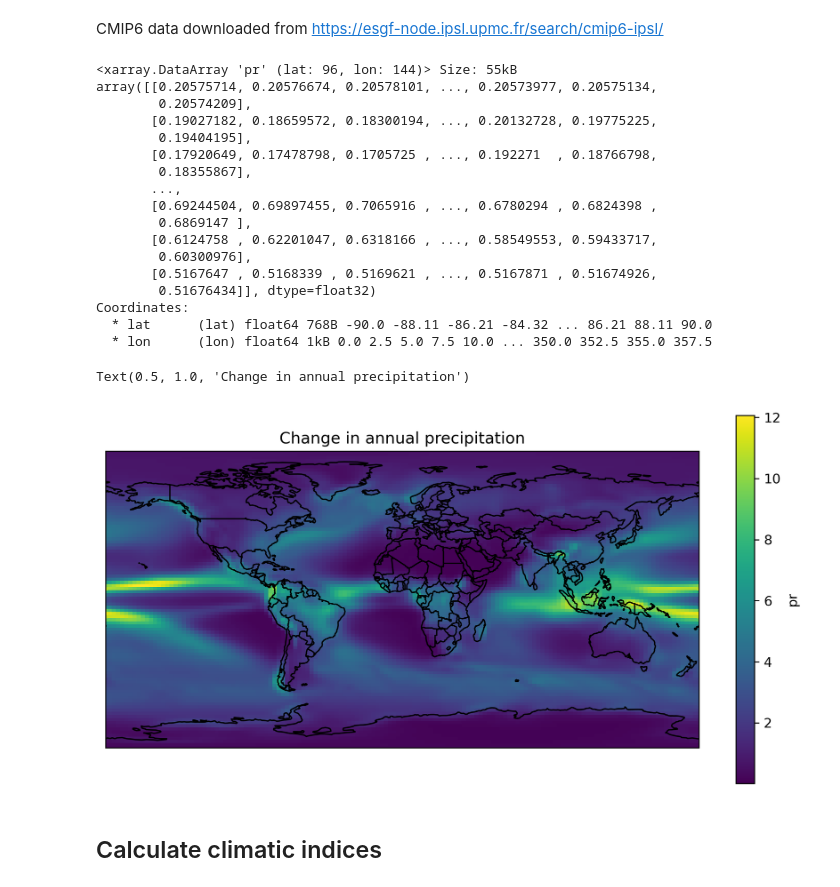
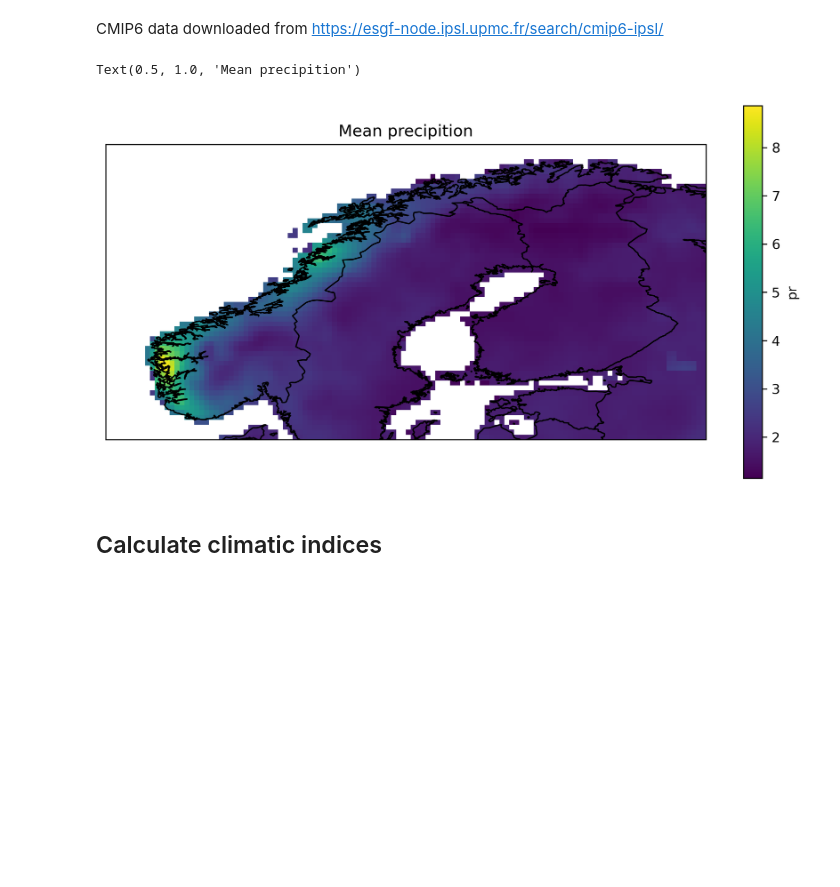
Before and after one commit to astridbg/T3_decision_tools, a Jupyter notebook: precip_climate_indices.ipynb, the cells around one changed output. Saved outputs shown, nothing was run; the diff lists cells and outputs as text; code cells hidden in the pictures; blank space fills up the shorter version.

```diff
--- a/precip_climate_indices.ipynb
+++ b/precip_climate_indices.ipynb
@@ -231,36 +267,23 @@ precip = pr.sel(lat=slice(southern_lat, northern_lat),
 precip['pr'].values = precip.pr.values * 24*60*60
 precip = precip.pr
 # %%
+# Quick check of the mean precitation values in the dataset
+
 import cartopy.feature as cFeature
 precip_mean = precip.mean("time")
-print(precip_mean)
 fig = plt.figure(1, figsize=(10,5),dpi=300)
 ax = plt.subplot(1,1,1, projection=ccrs.PlateCarree())
+if area_name=='europe':
+    precip_mean = precip_mean.reindex({'lon':pr.lon})
+    ax.set_xlim([-50, 33])
 map = precip_mean.plot(ax=ax,
                 transform=ccrs.PlateCarree())
 ax.coastlines()
 ax.add_feature(cFeature.BORDERS)
-ax.set_title("Change in annual precipitation")
+ax.set_title("Mean precipition")
 # %% [output]
-<xarray.DataArray 'pr' (lat: 96, lon: 144)> Size: 55kB
-array([[0.20575714, 0.20576674, 0.20578101, ..., 0.20573977, 0.20575134,
-        0.20574209],
-       [0.19027182, 0.18659572, 0.18300194, ..., 0.20132728, 0.19775225,
-        0.19404195],
-       [0.17920649, 0.17478798, 0.1705725 , ..., 0.192271  , 0.18766798,
-        0.18355867],
-       ...,
-       [0.69244504, 0.69897455, 0.7065916 , ..., 0.6780294 , 0.6824398 ,
-        0.6869147 ],
-       [0.6124758 , 0.62201047, 0.6318166 , ..., 0.58549553, 0.59433717,
-        0.60300976],
-       [0.5167647 , 0.5168339 , 0.5169621 , ..., 0.5167871 , 0.51674926,
-        0.51676434]], dtype=float32)
-Coordinates:
-  * lat      (lat) float64 768B -90.0 -88.11 -86.21 -84.32 ... 86.21 88.11 90.0
-  * lon      (lon) float64 1kB 0.0 2.5 5.0 7.5 10.0 ... 350.0 352.5 355.0 357.5
+Text(0.5, 1.0, 'Mean precipition')
-Text(0.5, 1.0, 'Change in annual precipitation')
-[figure, old version]
+[figure, new version]
 # %% [markdown]
 ## Calculate climatic indices
 # %%
```
Also changed, not shown: parts of 7 cells of this notebook, 12 other files.
